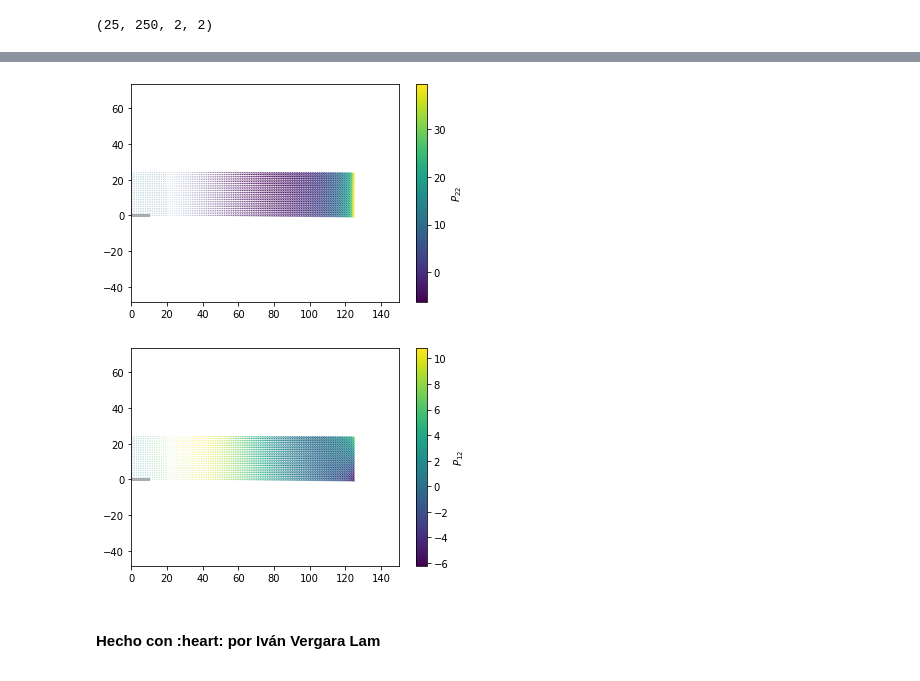
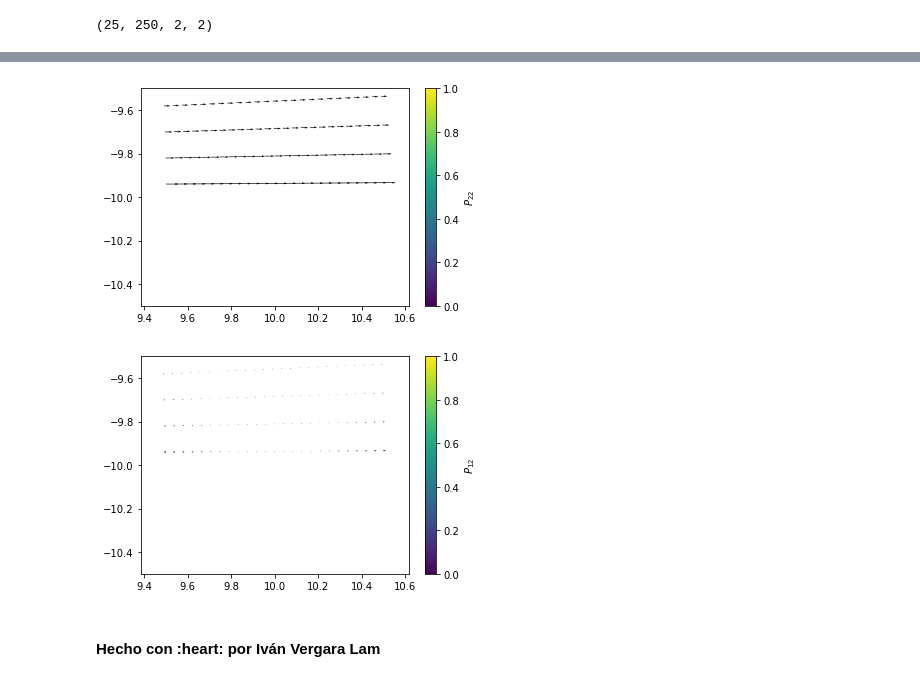
Before and after one commit to ivanvlam/IBM2020, a Jupyter notebook: Tarea 2/tarea-2.ipynb, the cells around one changed output, grey strips where cells are left out. Cells and saved outputs as stored; diff of their text form; code cells hidden in the pictures.

```diff
--- a/Tarea 2/tarea-2.ipynb
+++ b/Tarea 2/tarea-2.ipynb
@@ -74,0 +70,6 @@ P.shape
+# %%
+P = np.zeros((*BB_x.shape, 2, 2))
+P_11 = np.zeros((2, *BB_x.shape))
+P_12 = np.zeros((2, *BB_x.shape))
+P_22 = np.zeros((2, *BB_x.shape))
+P_11.shape
@@ -98,6 +101,9 @@ for i in range(len(BB_XX[:, 0])):
         local_P = mu * (local_F - np.linalg.inv(np.transpose(local_F))) + lambda_ * log_J * np.linalg.inv(np.transpose(local_F))
 
         P[i, j] = local_P
+        P_11[0, i, j] = local_P[0, 0]
+        P_22[0, i, j] = local_P[1, 1]
+        P_12[0, i, j] = local_P[0, 1]
 # %%
 P_11 = P[:, :, 0, 0]
 P_12 = P[:, :, 0, 1]
@@ -117,24 +127,24 @@ plt.show()
 # %%
 plt.figure()
 plt.plot(BB_x, BB_y, color='#ABABAB')
-plt.quiver(BB_XX, BB_YY, P_22, color = 'k')  # * es para desempaquetar
+plt.quiver(BB_XX, BB_YY, *P_22, color = 'k')  # * es para desempaquetar
 plt.colorbar(label = r'$P_{22}$')
 plt.axis('equal')
-plt.xlim(0, 150)
-plt.ylim(-5, 30)
+plt.xlim(9.5, 10.5)
+plt.ylim(-10.5, -9.5)
 plt.show()
 # %% [output]
-[figure, old version]
+[figure, new version]
 # %%
 plt.figure()
 plt.plot(BB_x, BB_y, color='#ABABAB')
-plt.quiver(BB_XX, BB_YY, P_12, color = 'k')  # * es para desempaquetar
+plt.quiver(BB_XX, BB_YY, *P_12, color = 'k')  # * es para desempaquetar
 plt.colorbar(label = r'$P_{12}$')
 plt.axis('equal')
-plt.xlim(0, 150)
-plt.ylim(-5, 30)
+plt.xlim(9.5, 10.5)
+plt.ylim(-10.5, -9.5)
 plt.show()
 # %% [output]
-[figure, old version]
+[figure, new version]
 # %% [markdown]
 #### Hecho con :heart: por Iván Vergara Lam
```
Also changed, not shown: parts of 4 cells of this notebook.
